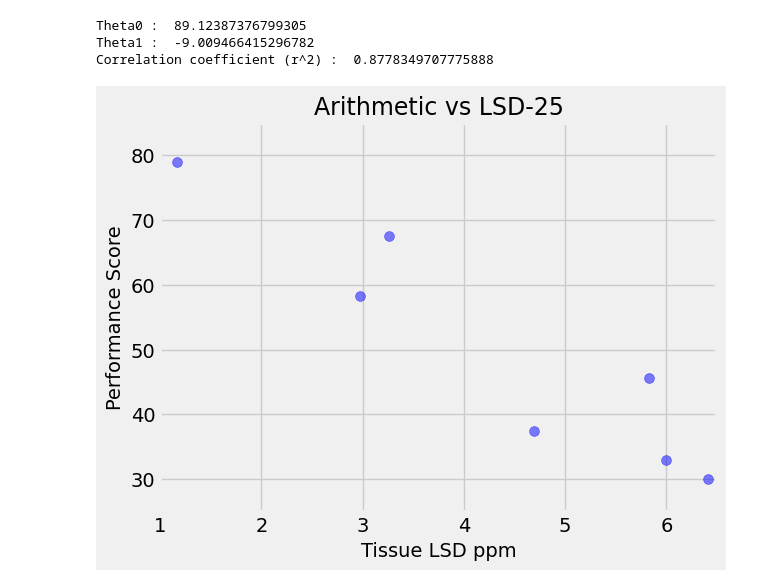
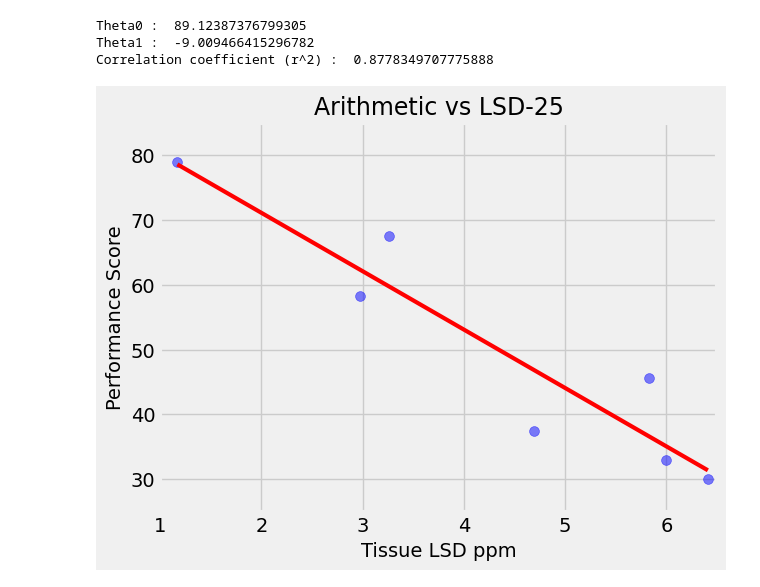
Before and after one commit to srofe/MLBootcamp, a Jupyter notebook: 02-Programming/Programming.ipynb, the cells around one changed output. Saved outputs shown, nothing was run; the diff lists cells and outputs as text; code cells hidden in the pictures.

Commit message:
Add linear regression line
This is the line of best fit based on the linear regression model.

```diff
--- a/02-Programming/Programming.ipynb
+++ b/02-Programming/Programming.ipynb
@@ -78,6 +78,7 @@ regression.intercept_[0]    # The thet0 parameter for the Linear Regression mode
 print("Theta0 : ", regression.intercept_[0])
 print("Theta1 : ", regression.coef_[0][0])
 print("Correlation coefficient (r^2) : ", regression.score(LSD, score))
+predicted_score = regression.predict(LSD)
 # %% [output]
 Theta0 :  89.12387376799305
 Theta1 :  -9.009466415296782
@@ -85,11 +86,12 @@ Correlation coefficient (r^2) :  0.8778349707775888
 # %%
 plt.title('Arithmetic vs LSD-25', fontsize=17)
 plt.xlabel('Tissue LSD ppm', fontsize=14)
 plt.ylabel('Performance Score', fontsize=14)
 plt.xlim(1, 6.5)
 plt.ylim((25, 85))
 plt.style.use('fivethirtyeight')
 plt.scatter(LSD, score, color='blue', s=50, alpha=0.5)
+plt.plot(LSD, predicted_score, color='red', linewidth=3)
 plt.show()
 # %% [output]
-[figure, old version]
+[figure, new version]
```
